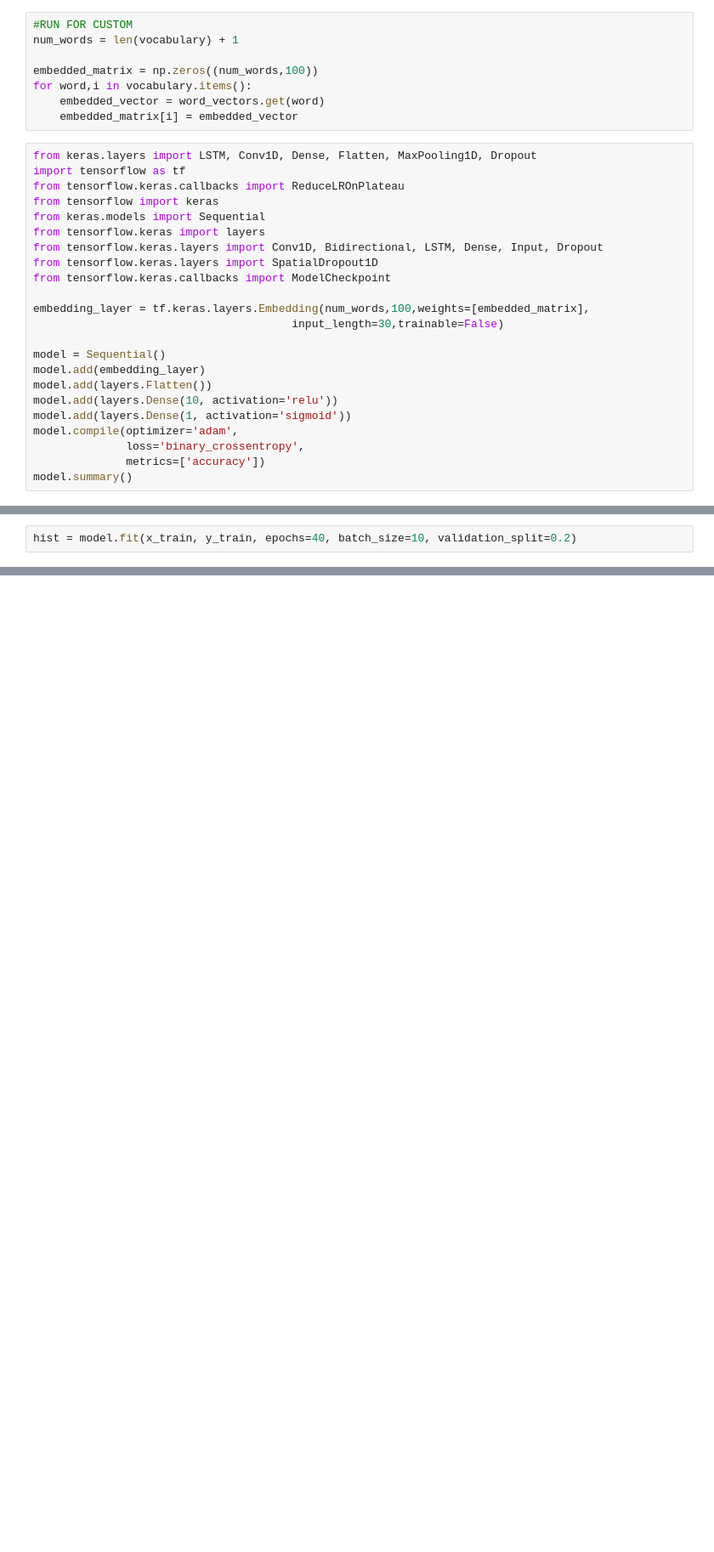
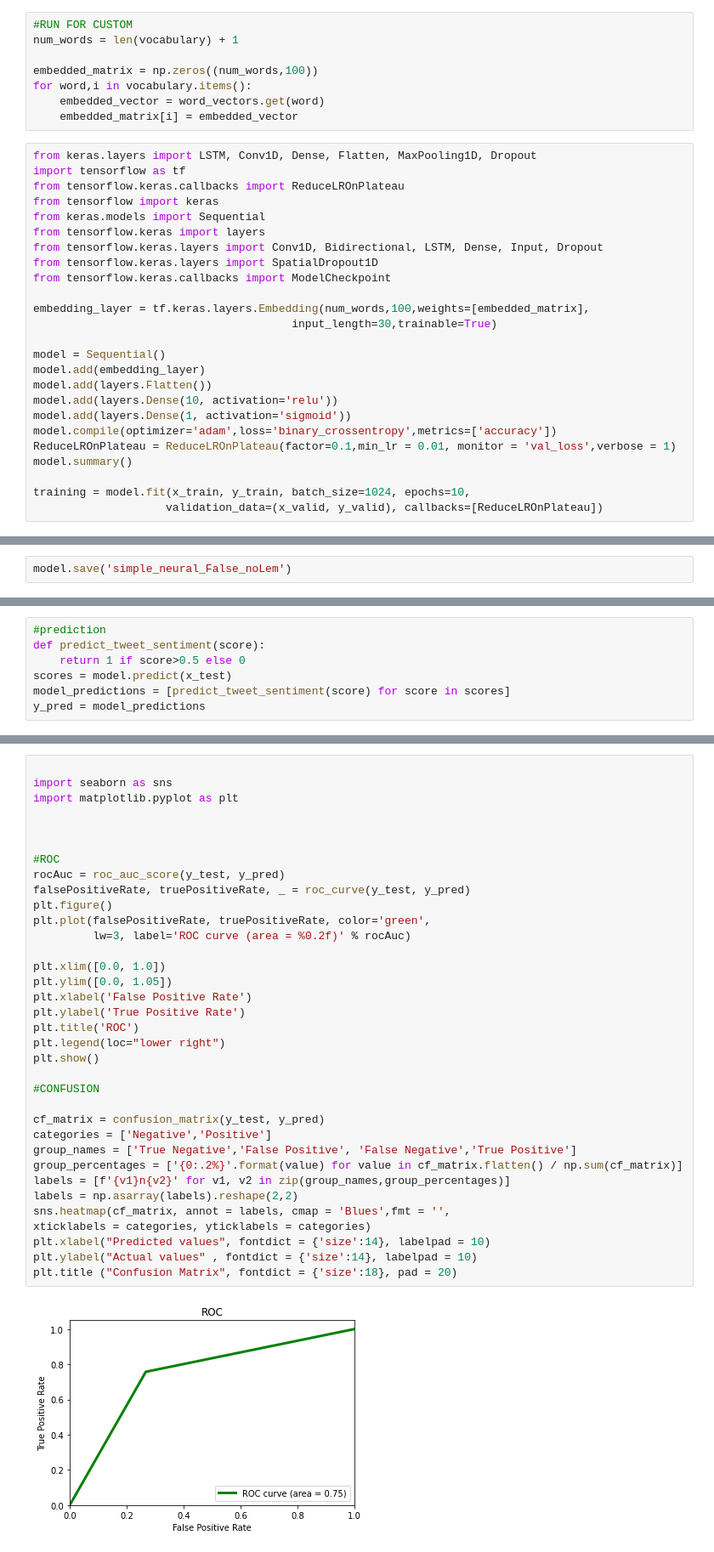
Before and after one commit to AntonisPar/Sentiment-Analysis-of-Twitter-Data, a Jupyter notebook: simple_neural.ipynb, the cells around one changed output, grey strips where cells are left out. Shown at 85% size. Saved outputs shown, nothing was run; the diff lists cells and outputs as text; blank space fills up the shorter version.

```diff
--- a/simple_neural.ipynb
+++ b/simple_neural.ipynb
@@ -158,15 +158,17 @@ from tensorflow.keras.layers import SpatialDropout1D
 from tensorflow.keras.callbacks import ModelCheckpoint
 
 embedding_layer = tf.keras.layers.Embedding(num_words,100,weights=[embedded_matrix],
-                                       input_length=30,trainable=False)
+                                       input_length=30,trainable=True)
 
 model = Sequential()
 model.add(embedding_layer)
 model.add(layers.Flatten())
 model.add(layers.Dense(10, activation='relu'))
 model.add(layers.Dense(1, activation='sigmoid'))
-model.compile(optimizer='adam',
-              loss='binary_crossentropy',
-              metrics=['accuracy'])
+model.compile(optimizer='adam',loss='binary_crossentropy',metrics=['accuracy'])
+ReduceLROnPlateau = ReduceLROnPlateau(factor=0.1,min_lr = 0.01, monitor = 'val_loss',verbose = 1)
 model.summary()
+
+training = model.fit(x_train, y_train, batch_size=1024, epochs=10,
+                    validation_data=(x_valid, y_valid), callbacks=[ReduceLROnPlateau])
 # %% [output]
@@ -190,3 +192,3 @@ _________________________________________________________________
 # %%
-hist = model.fit(x_train, y_train, epochs=40, batch_size=10, validation_split=0.2)
+model.save('simple_neural_False_noLem')
 # %% [output]
@@ -194,0 +200,7 @@ KeyboardInterrupt:
+# %%
+#prediction
+def predict_tweet_sentiment(score):
+    return 1 if score>0.5 else 0
+scores = model.predict(x_test)
+model_predictions = [predict_tweet_sentiment(score) for score in scores]
+y_pred = model_predictions
@@ -194,0 +219,37 @@ KeyboardInterrupt:
+# %%
+
+import seaborn as sns
+import matplotlib.pyplot as plt
+
+
+
+#ROC
+rocAuc = roc_auc_score(y_test, y_pred)
+falsePositiveRate, truePositiveRate, _ = roc_curve(y_test, y_pred)
+plt.figure()
+plt.plot(falsePositiveRate, truePositiveRate, color='green',
+         lw=3, label='ROC curve (area = %0.2f)' % rocAuc)
+
+plt.xlim([0.0, 1.0])
+plt.ylim([0.0, 1.05])
+plt.xlabel('False Positive Rate')
+plt.ylabel('True Positive Rate')
+plt.title('ROC')
+plt.legend(loc="lower right")
+plt.show()
+
+#CONFUSION
+
+cf_matrix = confusion_matrix(y_test, y_pred)
+categories = ['Negative','Positive']
+group_names = ['True Negative','False Positive', 'False Negative','True Positive']
+group_percentages = ['{0:.2%}'.format(value) for value in cf_matrix.flatten() / np.sum(cf_matrix)]
+labels = [f'{v1}n{v2}' for v1, v2 in zip(group_names,group_percentages)]
+labels = np.asarray(labels).reshape(2,2)
+sns.heatmap(cf_matrix, annot = labels, cmap = 'Blues',fmt = '',
+xticklabels = categories, yticklabels = categories)
+plt.xlabel("Predicted values", fontdict = {'size':14}, labelpad = 10)
+plt.ylabel("Actual values" , fontdict = {'size':14}, labelpad = 10)
+plt.title ("Confusion Matrix", fontdict = {'size':18}, pad = 20)
+# %% [output]
+[figure, added]
```
Also changed, not shown: parts of 8 cells of this notebook, 2 other files.
